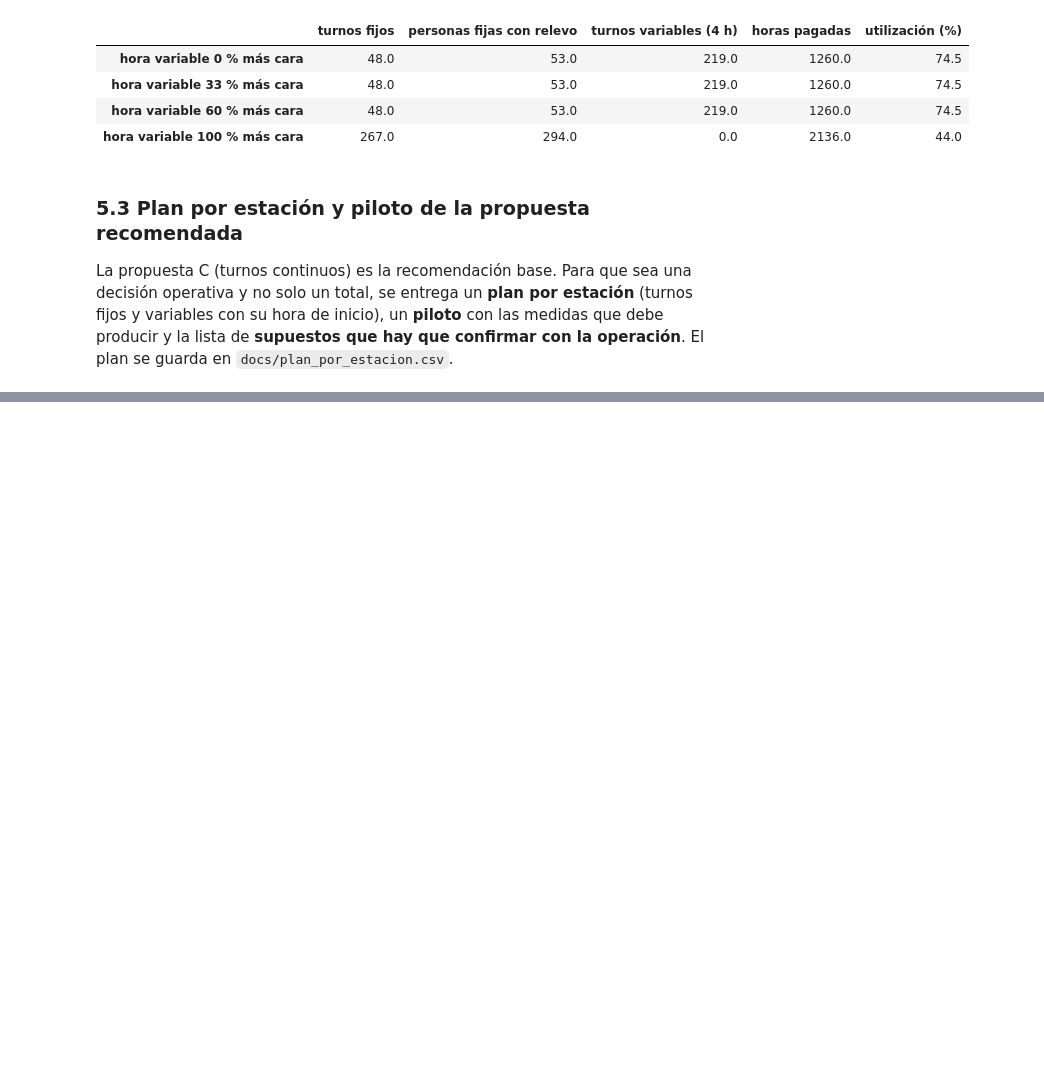
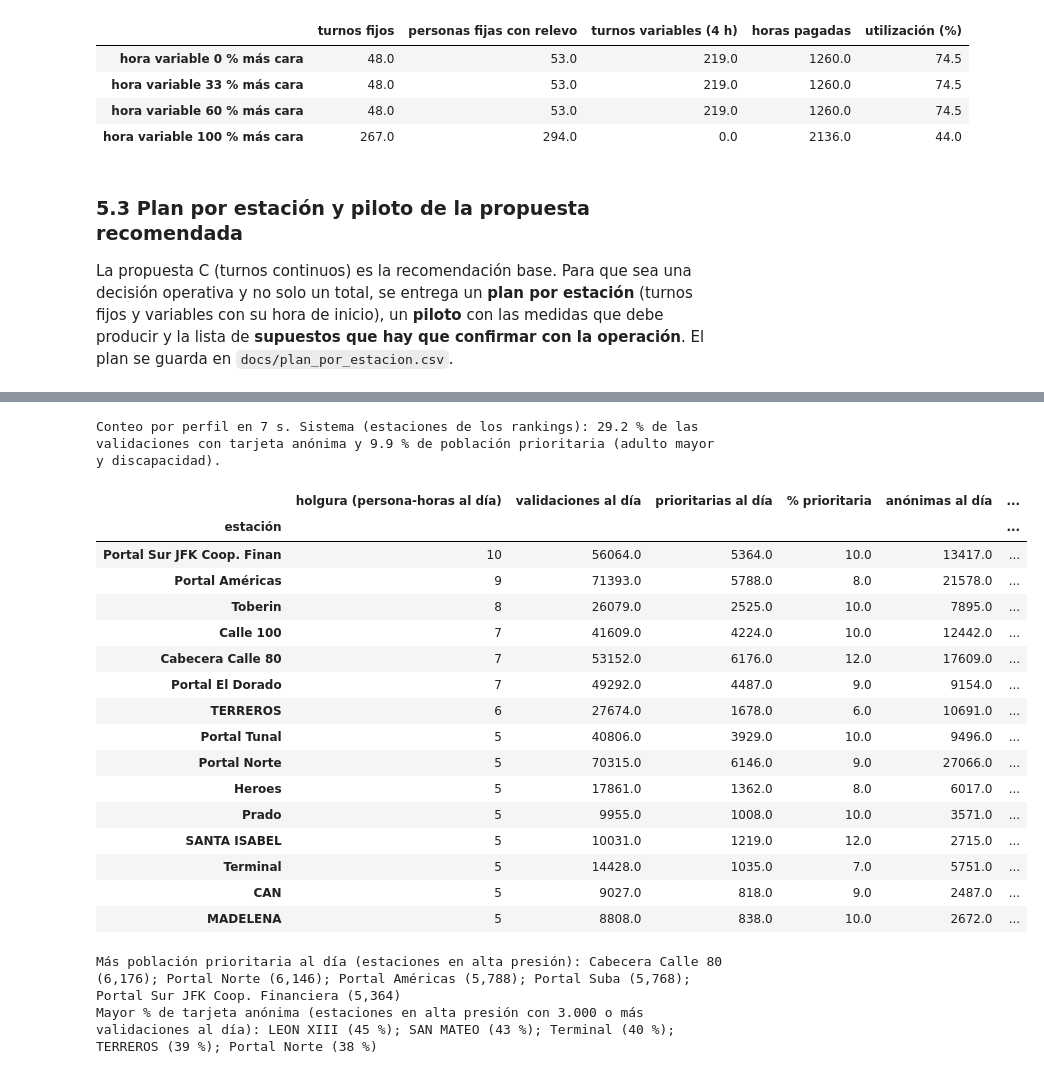
Before and after one commit to Juansanm21/transmilenio-perfiles-demanda, a Jupyter notebook: notebooks/04_ranking_y_personal_de_apoyo.ipynb, the cells around one changed output, grey strips where cells are left out. Drawn from its saved outputs; the diff is of its cells as text; code cells hidden in the pictures; blank space fills up the shorter version.

```diff
--- a/notebooks/04_ranking_y_personal_de_apoyo.ipynb
+++ b/notebooks/04_ranking_y_personal_de_apoyo.ipynb
@@ -1267,0 +1323,44 @@ Plan de las 15 estaciones prioritarias: 37 turnos fijos y 77 variables por día
+# %%
+# QUÉ HACE: mide, para las estaciones con más holgura, qué parte de sus validaciones es de población prioritaria (adulto mayor y discapacidad) y qué parte es de tarjeta anónima, y las compara con el sistema.
+# CÓMO: Dask cuenta las validaciones de los 14 días hábiles por estación y grupo de perfil (Nombre_Perfil); los valores son promedios de un día hábil. La tarjeta anónima es el perfil "Anonymous"; la población prioritaria, "Adulto Mayor" y "Discapacidad".
+# QUÉ MIRAR: si las estaciones con holgura son también las que tienen más población prioritaria o más tarjetas anónimas que atender (dónde la holgura tiene más uso).
+t0 = time.perf_counter()
+vp = dd.read_parquet(str(VALIDACIONES), columns=['Fecha_Transaccion', 'Estacion_Parada', 'Nombre_Perfil'])
+vp = vp[vp['Fecha_Transaccion'].str[:10].isin(habiles)]
+vp = vp.assign(cod_estacion=vp['Estacion_Parada'].str[1:6], perfil=vp['Nombre_Perfil'].str.replace(r'^\(\d+\)\s*', '', regex=True))
+perf = vp.groupby(['cod_estacion', 'perfil']).size().compute().rename('validaciones').reset_index()
+perf['validaciones'] = perf['validaciones'] / len(habiles)
+perf['grupo'] = np.select([perf['perfil'].eq('Anonymous'), perf['perfil'].isin(['Adulto Mayor', 'Discapacidad'])], ['anónima', 'prioritaria'], 'otras')
+pg = perf.pivot_table(index='cod_estacion', columns='grupo', values='validaciones', aggfunc='sum', fill_value=0)
+pg['total'] = pg.sum(axis=1)
+sis = pg.loc[act].sum()
+print(f"Conteo por perfil en {time.perf_counter() - t0:.0f} s. Sistema (estaciones de los rankings): {sis['anónima'] / sis['total'] * 100:.1f} % de las validaciones con tarjeta anónima y {sis['prioritaria'] / sis['total'] * 100:.1f} % de población prioritaria (adulto mayor y discapacidad).")
+tabp = tab_h.head(15).join(pg[['total', 'anónima', 'prioritaria']])
+tabp['% anónimas'] = (tabp['anónima'] / tabp['total'] * 100).round(1); tabp['% prioritaria'] = (tabp['prioritaria'] / tabp['total'] * 100).round(1)
+tabp = tabp.rename(columns={'total': 'validaciones al día', 'anónima': 'anónimas al día', 'prioritaria': 'prioritarias al día'})
+display(tabp[['estación', 'holgura (persona-horas al día)', 'validaciones al día', 'prioritarias al día', '% prioritaria', 'anónimas al día', '% anónimas']].round(0).set_index('estación'))
+top_prio = pg.loc[[c for c in hol_h.index]].sort_values('prioritaria', ascending=False).head(5)
+top_anon = pg.loc[[c for c in hol_h.index if pg.loc[c, 'total'] >= 3000]].assign(pct=lambda d: d['anónima'] / d['total'] * 100).sort_values('pct', ascending=False).head(5)
+print('Más población prioritaria al día (estaciones en alta presión):', '; '.join(f"{est.loc[c, 'nombre'].split(' - ')[0]} ({v:,.0f})" for c, v in top_prio['prioritaria'].items()))
+print('Mayor % de tarjeta anónima (estaciones en alta presión con 3.000 o más validaciones al día):', '; '.join(f"{est.loc[c, 'nombre'].split(' - ')[0]} ({v:.0f} %)" for c, v in top_anon['pct'].items()))
+# %% [output]
+Conteo por perfil en 7 s. Sistema (estaciones de los rankings): 29.2 % de las validaciones con tarjeta anónima y 9.9 % de población prioritaria (adulto mayor y discapacidad).
+|  | holgura (persona-horas al día) | validaciones al día | prioritarias al día | % prioritaria | anónimas al día | ... |
+| estación |  |  |  |  |  | ... |
+| Portal Sur JFK Coop. Finan | 10 | 56064.0 | 5364.0 | 10.0 | 13417.0 | ... |
+| Portal Américas | 9 | 71393.0 | 5788.0 | 8.0 | 21578.0 | ... |
+| Toberin | 8 | 26079.0 | 2525.0 | 10.0 | 7895.0 | ... |
+| Calle 100 | 7 | 41609.0 | 4224.0 | 10.0 | 12442.0 | ... |
+| Cabecera Calle 80 | 7 | 53152.0 | 6176.0 | 12.0 | 17609.0 | ... |
+| Portal El Dorado | 7 | 49292.0 | 4487.0 | 9.0 | 9154.0 | ... |
+| TERREROS | 6 | 27674.0 | 1678.0 | 6.0 | 10691.0 | ... |
+| Portal Tunal | 5 | 40806.0 | 3929.0 | 10.0 | 9496.0 | ... |
+| Portal Norte | 5 | 70315.0 | 6146.0 | 9.0 | 27066.0 | ... |
+| Heroes | 5 | 17861.0 | 1362.0 | 8.0 | 6017.0 | ... |
+| Prado | 5 | 9955.0 | 1008.0 | 10.0 | 3571.0 | ... |
+| SANTA ISABEL | 5 | 10031.0 | 1219.0 | 12.0 | 2715.0 | ... |
+| Terminal | 5 | 14428.0 | 1035.0 | 7.0 | 5751.0 | ... |
+| CAN | 5 | 9027.0 | 818.0 | 9.0 | 2487.0 | ... |
+| MADELENA | 5 | 8808.0 | 838.0 | 10.0 | 2672.0 | ... |
+Más población prioritaria al día (estaciones en alta presión): Cabecera Calle 80 (6,176); Portal Norte (6,146); Portal Américas (5,788); Portal Suba (5,768); Portal Sur JFK Coop. Financiera (5,364)
+Mayor % de tarjeta anónima (estaciones en alta presión con 3.000 o más validaciones al día): LEON XIII (45 %); SAN MATEO (43 %); Terminal (40 %); TERREROS (39 %); Portal Norte (38 %)
```
Also changed, not shown: parts of 7 cells of this notebook, 2 other files.
